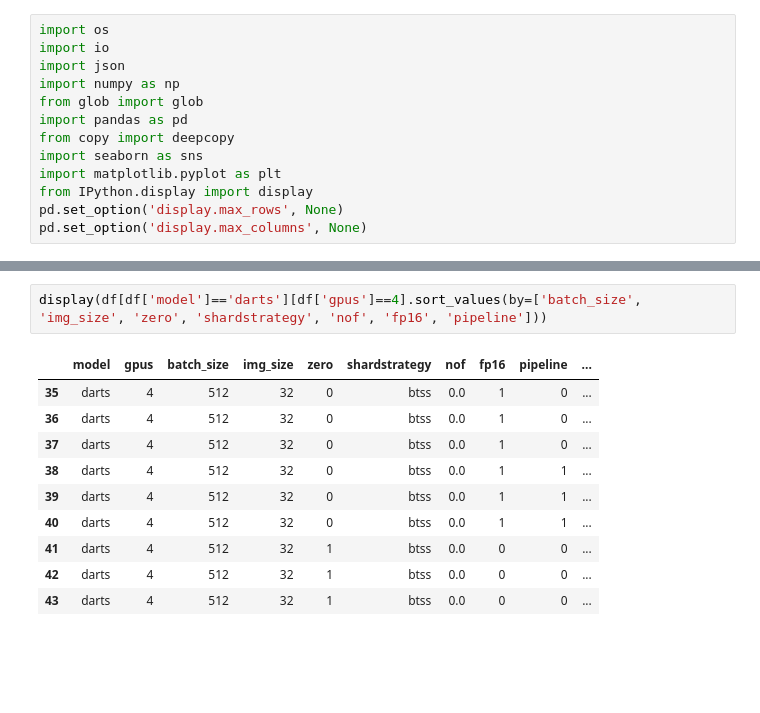
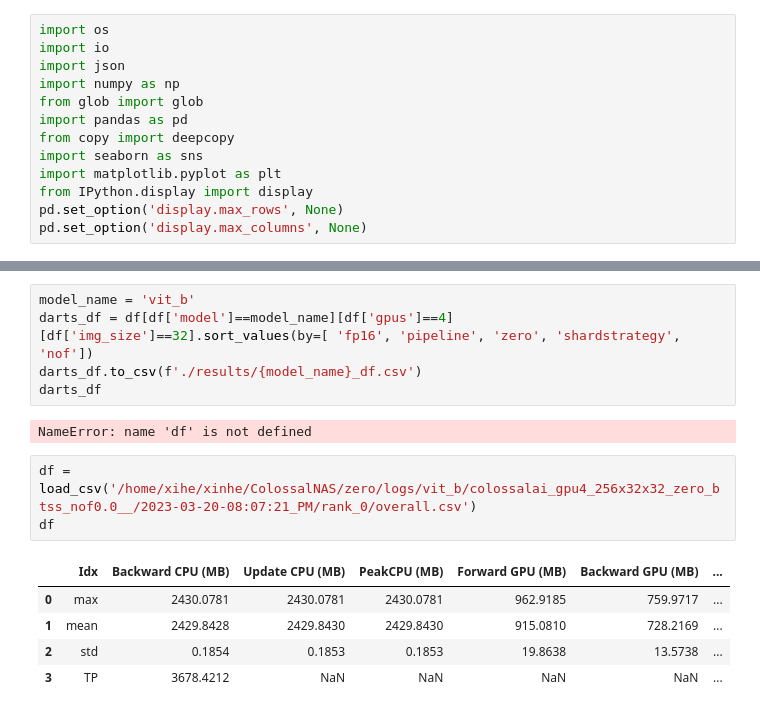
Before and after one commit to marsggbo/ColossalNAS, a Jupyter notebook: zero/process_logs.ipynb, the cells around one changed output, grey strips where cells are left out. Drawn from its saved outputs; the diff is of its cells as text; blank space fills up the shorter version.

```diff
--- a/zero/process_logs.ipynb
+++ b/zero/process_logs.ipynb
@@ -141,16 +167,19 @@ df = pl.export_all(save_file_to='./results.csv')
 # %%
-display(df[df['model']=='darts'][df['gpus']==4].sort_values(by=['batch_size', 'img_size', 'zero', 'shardstrategy', 'nof', 'fp16', 'pipeline']))
+model_name = 'vit_b'
+darts_df = df[df['model']==model_name][df['gpus']==4][df['img_size']==32].sort_values(by=[ 'fp16', 'pipeline', 'zero', 'shardstrategy', 'nof'])
+darts_df.to_csv(f'./results/{model_name}_df.csv')
+darts_df
 # %% [output]
-|  | model | gpus | batch_size | img_size | zero | shardstrategy | nof | fp16 | pipeline | ... |
-| 35 | darts | 4 | 512 | 32 | 0 | btss | 0.0 | 1 | 0 | ... |
-| 36 | darts | 4 | 512 | 32 | 0 | btss | 0.0 | 1 | 0 | ... |
-| 37 | darts | 4 | 512 | 32 | 0 | btss | 0.0 | 1 | 0 | ... |
-| 38 | darts | 4 | 512 | 32 | 0 | btss | 0.0 | 1 | 1 | ... |
-| 39 | darts | 4 | 512 | 32 | 0 | btss | 0.0 | 1 | 1 | ... |
-| 40 | darts | 4 | 512 | 32 | 0 | btss | 0.0 | 1 | 1 | ... |
-| 41 | darts | 4 | 512 | 32 | 1 | btss | 0.0 | 0 | 0 | ... |
-| 42 | darts | 4 | 512 | 32 | 1 | btss | 0.0 | 0 | 0 | ... |
-| 43 | darts | 4 | 512 | 32 | 1 | btss | 0.0 | 0 | 0 | ... |
+NameError: name 'df' is not defined
+# %%
+df = load_csv('/home/xihe/xinhe/ColossalNAS/zero/logs/vit_b/colossalai_gpu4_256x32x32_zero_btss_nof0.0__/2023-03-20-08:07:21_PM/rank_0/overall.csv')
+df
+# %% [output]
+|  | Idx | Backward CPU (MB) | Update CPU (MB) | PeakCPU (MB) | Forward GPU (MB) | Backward GPU (MB) | ... |
+| 0 | max | 2430.0781 | 2430.0781 | 2430.0781 | 962.9185 | 759.9717 | ... |
+| 1 | mean | 2429.8428 | 2429.8430 | 2429.8430 | 915.0810 | 728.2169 | ... |
+| 2 | std | 0.1854 | 0.1853 | 0.1853 | 19.8638 | 13.5738 | ... |
+| 3 | TP | 3678.4212 | NaN | NaN | NaN | NaN | ... |
 # %%
 
 import matplotlib.pyplot as plt
```
Also changed, not shown: parts of 5 cells of this notebook, 6 other files.
